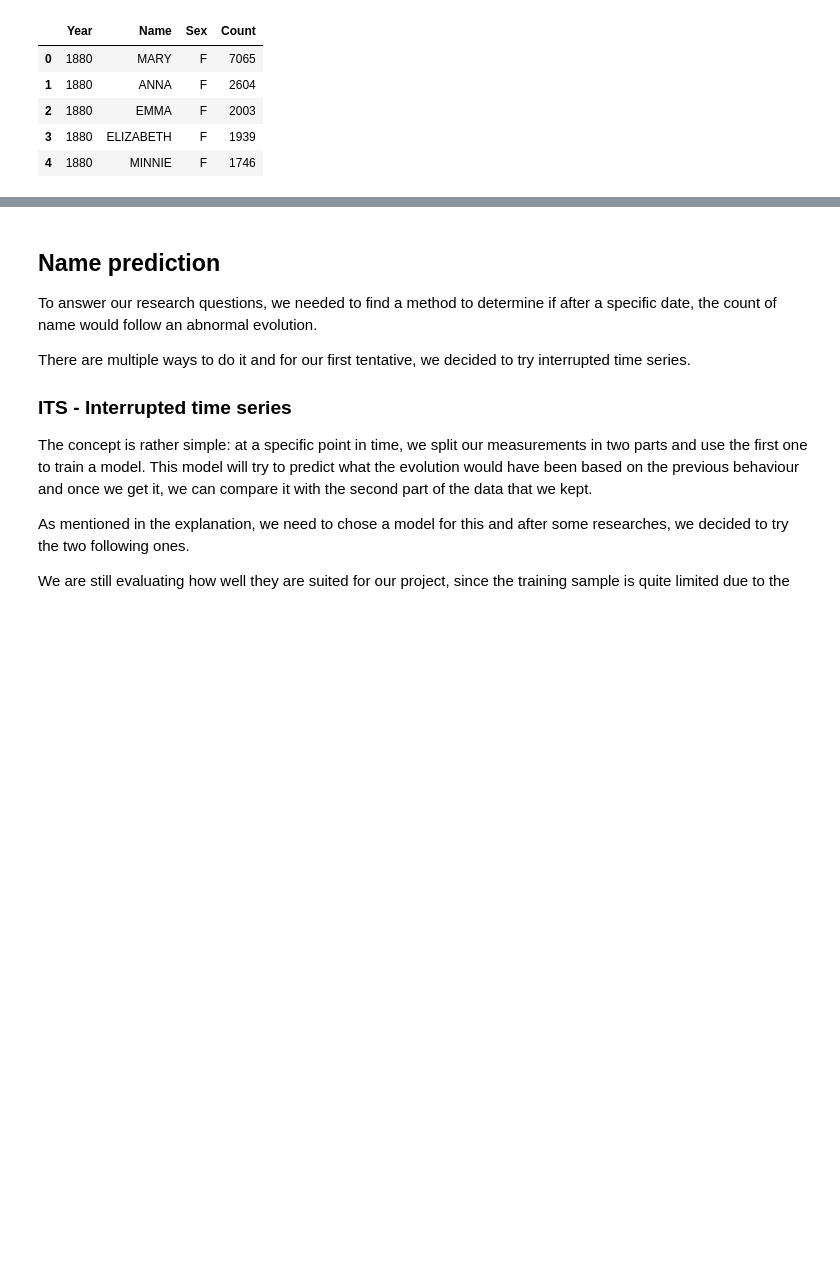
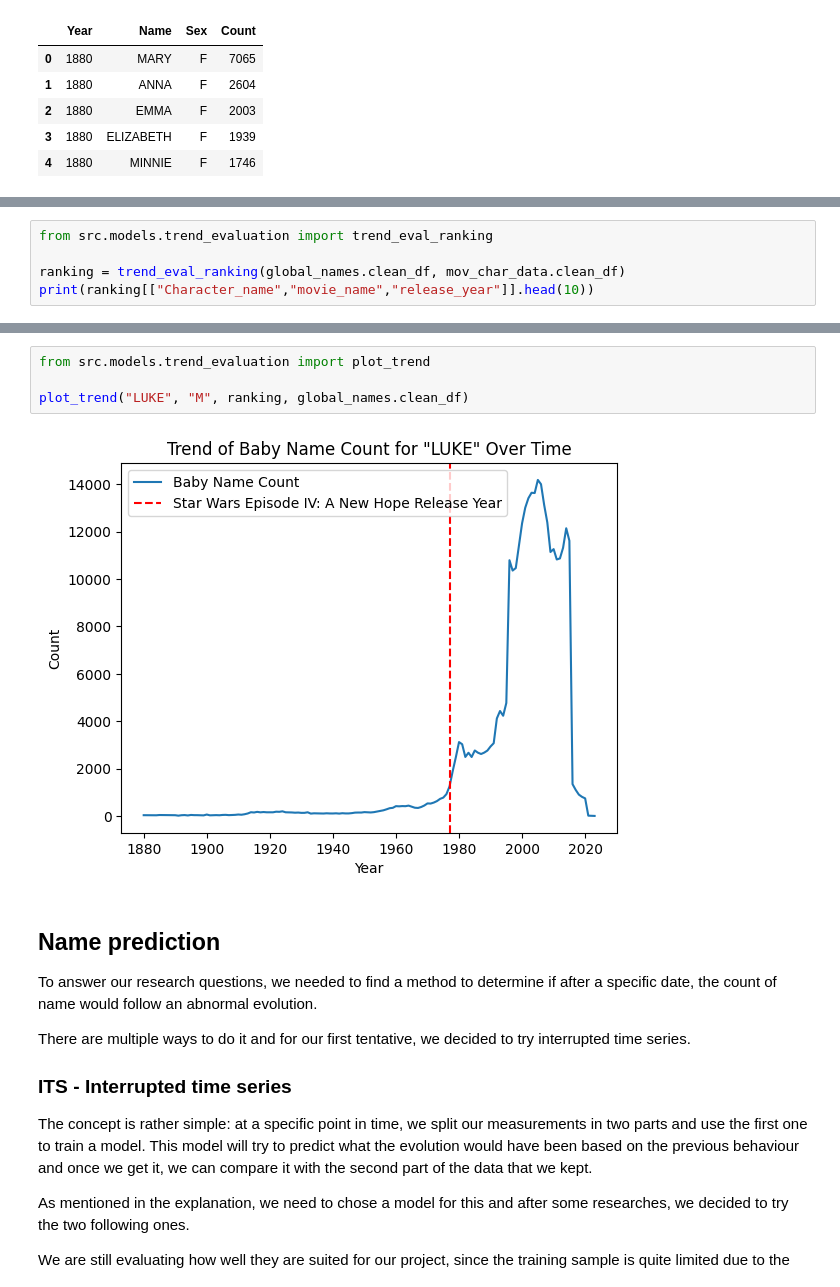
Before and after one commit to epfl-ada/ada-2024-project-dondata2025, a Jupyter notebook: results.ipynb, the cells around one changed output, grey strips where cells are left out. Saved outputs shown, nothing was run; the diff lists cells and outputs as text; blank space fills up the shorter version.

Commit message:
emile trend evaluation

```diff
--- a/results.ipynb
+++ b/results.ipynb
@@ -290,0 +295,5 @@ The merged dataset contains 2227359 rows !
+# %%
+from src.models.trend_evaluation import trend_eval_ranking
+
+ranking = trend_eval_ranking(global_names.clean_df, mov_char_data.clean_df)
+print(ranking[["Character_name","movie_name","release_year"]].head(10))
@@ -291,3 +327,9 @@ The merged dataset contains 2227359 rows !
+# %%
+from src.models.trend_evaluation import plot_trend
+
+plot_trend("LUKE", "M", ranking, global_names.clean_df)
+# %% [output]
+[figure, added]
 # %% [markdown]
 ## Name prediction
 
```
Also changed, not shown: parts of 6 cells of this notebook, 3 other files.
